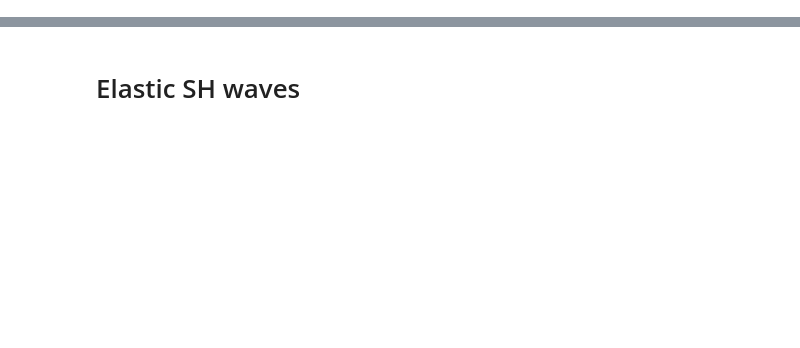
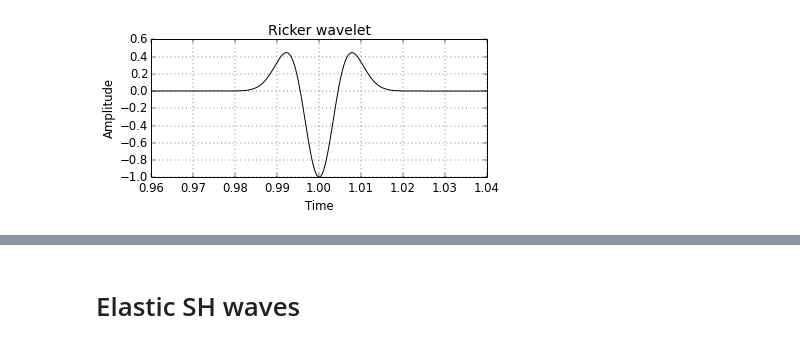
Before and after one commit to fatiando/prototypes, a Jupyter notebook: wavefd-simulation-class.ipynb, the cells around one changed output, grey strips where cells are left out. Saved outputs shown, nothing was run; the diff lists cells and outputs as text; code cells hidden in the pictures; blank space fills up the shorter version.

```diff
--- a/wavefd-simulation-class.ipynb
+++ b/wavefd-simulation-class.ipynb
@@ -15,0 +59,5 @@ import h5py
+# %%
+w = Ricker(amp=-1, cf=50, delay=1)
+w
+# %% [output]
+[figure, added]
```
Also changed, not shown: parts of 46 cells of this notebook.
